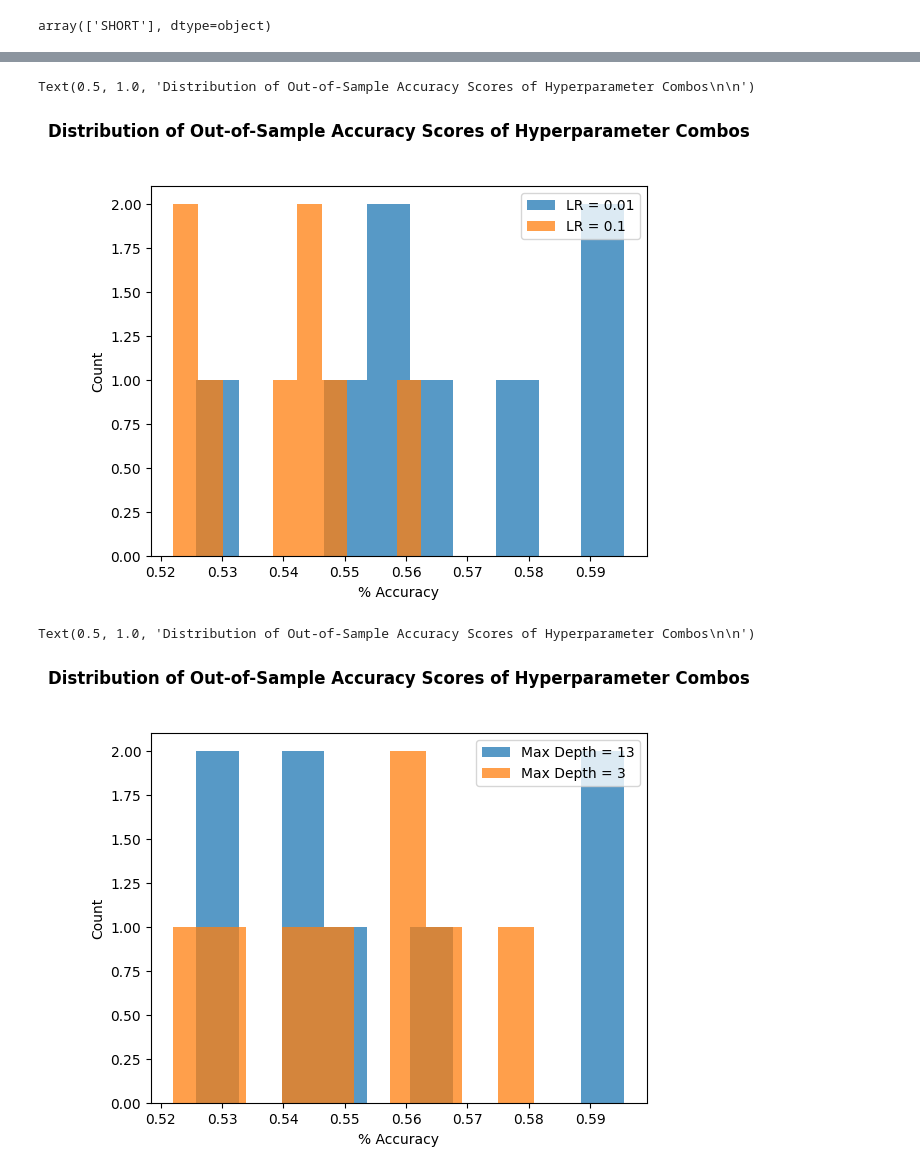
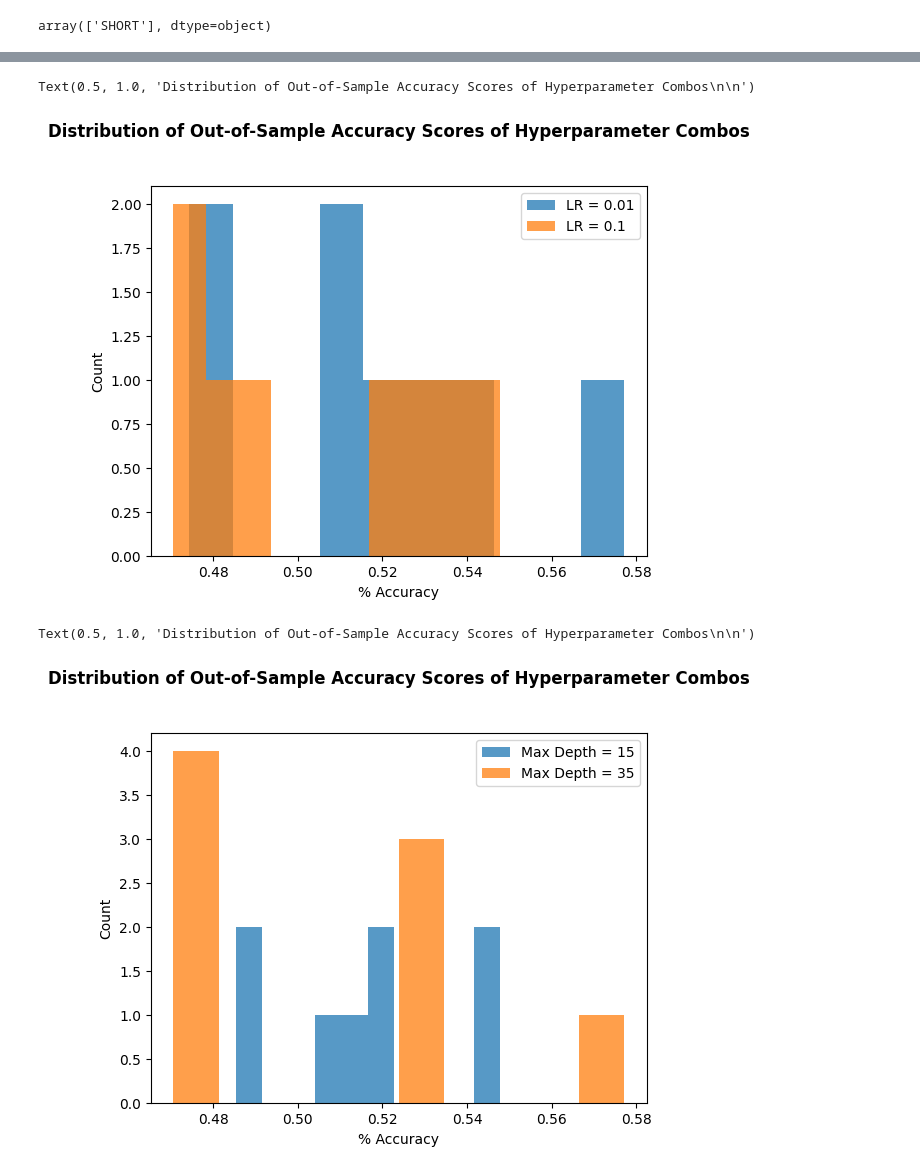
Before and after one commit to thestockman27/Fixed-Income-Dashboards, a Jupyter notebook: GBM Backtest UST_10Y v1.1.ipynb, the cells around one changed output, grey strips where cells are left out. Saved outputs shown, nothing was run; the diff lists cells and outputs as text; code cells hidden in the pictures.

```diff
--- a/GBM Backtest UST_10Y v1.1.ipynb
+++ b/GBM Backtest UST_10Y v1.1.ipynb
@@ -175,7 +175,7 @@ df6 = df6[6:]
 df6 = df6.replace([np.inf, -np.inf], np.nan).dropna(axis = 1)
 # %%
 df6[target_var] = np.where(df6[target_var] < 0, 'LONG', 'SHORT')
-X = df6[features2]
+X = df6.drop(target_var, axis=1)
 y = df6[target_var]
 
 if target_var.lower() in map(str.lower, X.columns):
@@ -190,10 +190,10 @@ The DataFrame X does not contain the target variable: 'YIELD_weekly_percent_chan
 # %%
 # Set up the parameter grid for grid search
 param_grid = {
-    'n_estimators': [50, 100],
-    'learning_rate': [0.01],
-    'subsample': [0.75],
-    'max_depth': [15, 25, 35],
+    'n_estimators': [100, 200],
+    'learning_rate': [0.01, 0.1],
+    'subsample': [0.75, 1.0],
+    'max_depth': [15, 35],
     'min_samples_leaf': [1]
 }
 
@@ -357,22 +348,22 @@ plt.title('Distribution of Out-of-Sample Accuracy Scores of Hyperparameter Combo
           fontweight = "bold")
 # %% [output]
 Text(0.5, 1.0, 'Distribution of Out-of-Sample Accuracy Scores of Hyperparameter Combos\n\n')
-[figure, old version]
+[figure, new version]
 # %%
 import matplotlib.pyplot as plt
-group1 = cv_results.query('param_max_depth == 13')
-group2 = cv_results.query('param_max_depth == 3')
+group1 = cv_results.query('param_max_depth == 15')
+group2 = cv_results.query('param_max_depth == 35')
 
-plt.hist(group1['mean_test_score'], label='Max Depth = 13', alpha=0.75)
-plt.hist(group2['mean_test_score'], label='Max Depth = 3', alpha=0.75)
+plt.hist(group1['mean_test_score'], label='Max Depth = 15', alpha=0.75)
+plt.hist(group2['mean_test_score'], label='Max Depth = 35', alpha=0.75)
 plt.xlabel('% Accuracy')
 plt.ylabel('Count')
 plt.legend(loc='upper right')
 plt.title('Distribution of Out-of-Sample Accuracy Scores of Hyperparameter Combos\n\n',
           fontweight = "bold")
 # %% [output]
 Text(0.5, 1.0, 'Distribution of Out-of-Sample Accuracy Scores of Hyperparameter Combos\n\n')
-[figure, old version]
+[figure, new version]
 # %%
 import matplotlib.pyplot as plt
 group1 = cv_results.query('param_min_samples_leaf == 5')
```
Also changed, not shown: parts of 11 cells of this notebook, 8 other files.
